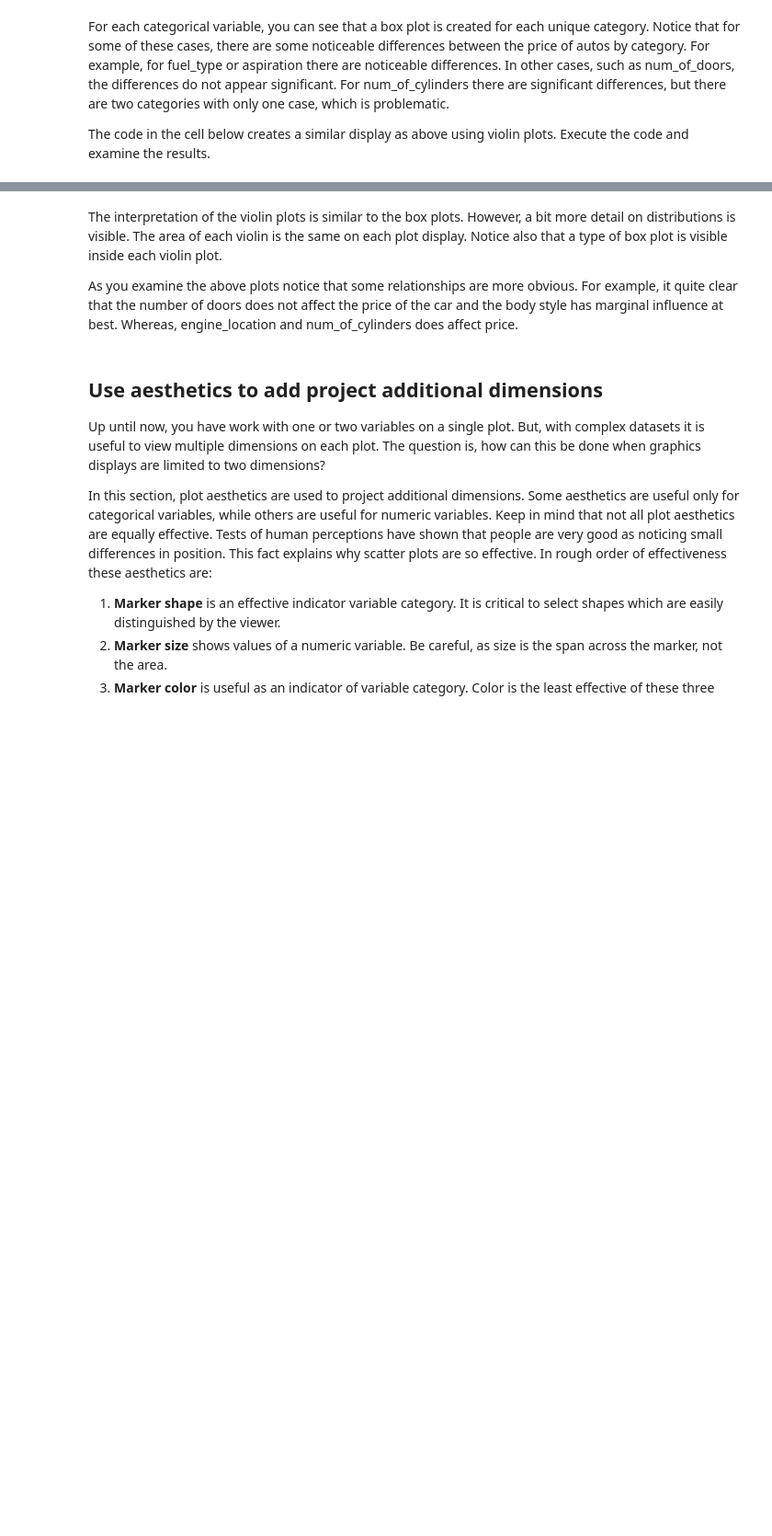
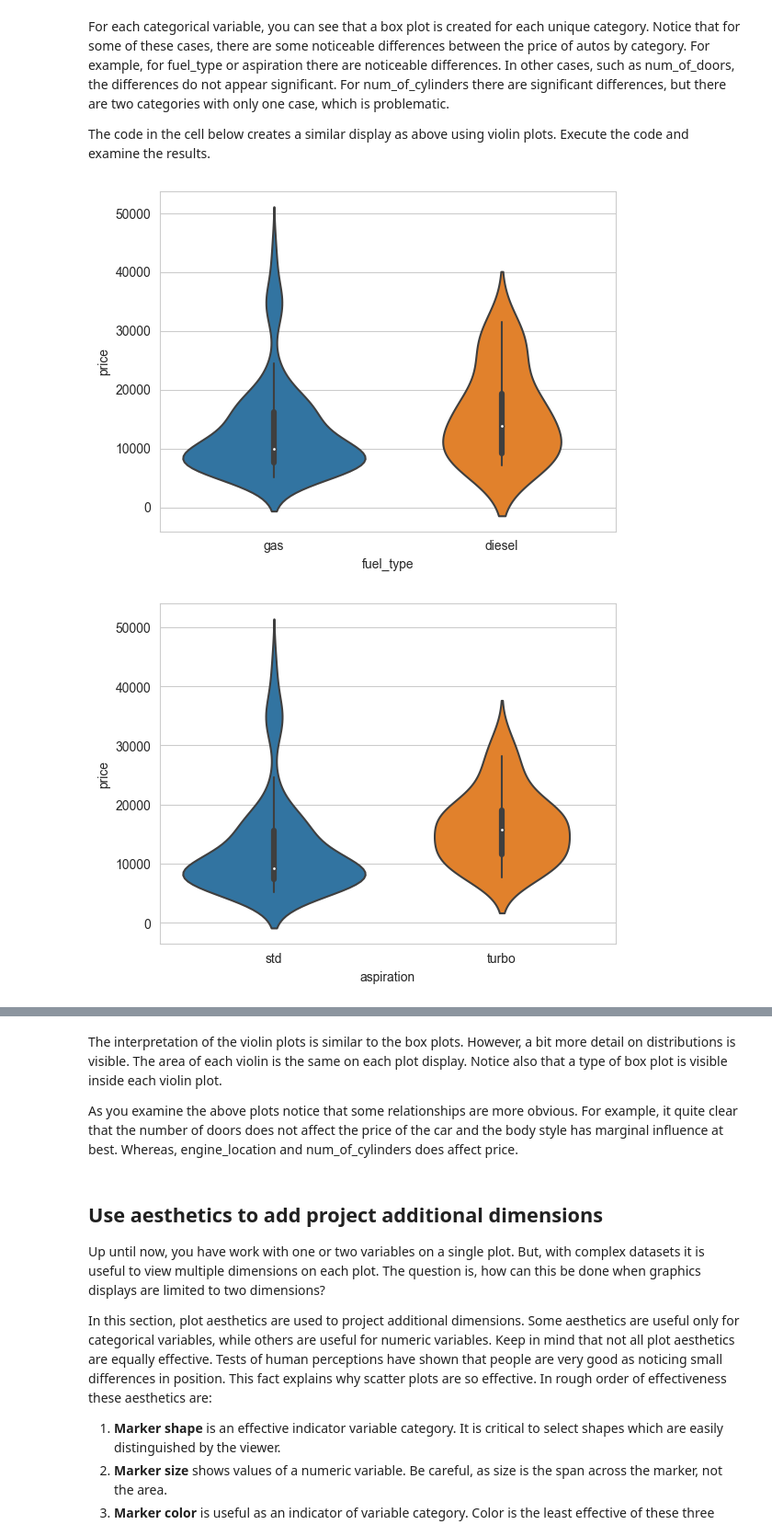
Before and after one commit to toyfan/Principles-of-Machine-Learning-Python, a Jupyter notebook: Module2/VisualizingDataForRegression.ipynb, the cells around one changed output, grey strips where cells are left out. Shown at 92% size. Drawn from its saved outputs; the diff is of its cells as text; code cells hidden in the pictures; blank space fills up the shorter version.

```diff
--- a/Module2/VisualizingDataForRegression.ipynb
+++ b/Module2/VisualizingDataForRegression.ipynb
@@ -325,10 +524,13 @@ The code in the cell below creates a similar display as above using violin plots
 # %%
 def plot_violin(auto_prices, cols, col_y = 'price'):
     for col in cols:
         sns.set_style("whitegrid")
-        sns.violinplot(col, col_y, data=auto_prices)
+        sns.violinplot(x=col, y=col_y, data=auto_prices)
         plt.xlabel(col) # Set text for the x axis
         plt.ylabel(col_y)# Set text for y axis
         plt.show()
 
 plot_violin(auto_prices, cat_cols)
+# %% [output]
+[figure, added]
+[figure, added]
```
Also changed, not shown: parts of 24 cells of this notebook.
